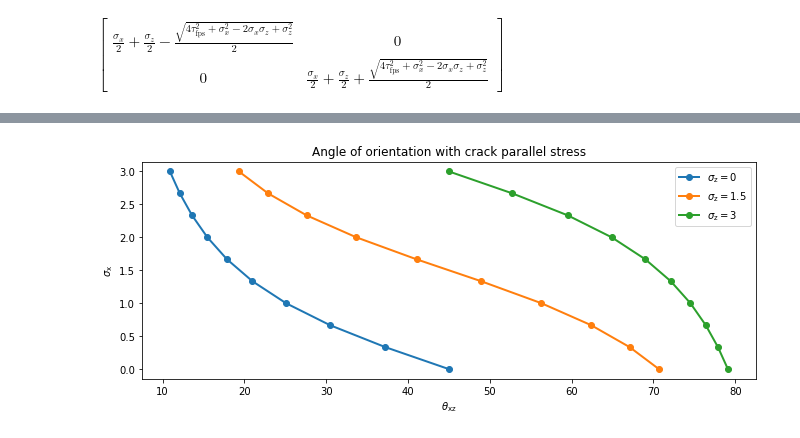
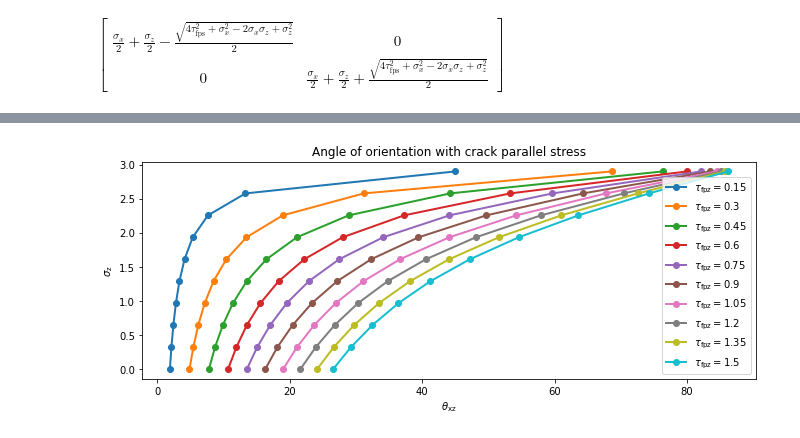
Before and after one commit to bmcs-group/bmcs_shear_zone, a Jupyter notebook: notebooks/fib/crack_orientation_sigma_z.ipynb, the cells around one changed output, grey strips where cells are left out. Saved outputs shown, nothing was run; the diff lists cells and outputs as text; code cells hidden in the pictures.

Commit message:
updated sigma_z

```diff
--- a/notebooks/fib/crack_orientation_sigma_z.ipynb
+++ b/notebooks/fib/crack_orientation_sigma_z.ipynb
@@ -4,6 +6,7 @@ import sympy as sp
 
 
 tau_fps, sigma_x, sigma_z = sp.symbols(r'\tau_\mathrm{fps}, sigma_x, sigma_z')
+f_ct = sp.Symbol(r'f_ct')
 
 
 sigma_xz = sp.Matrix([[sigma_x, tau_fps],
@@ -23,4 +65,4 @@ $\displaystyle \left[\begin{matrix}\frac{\sigma_{x}}{2} + \frac{\sigma_{z}}{2} -
 # %%
-theta_xz = sp.atan( sp.simplify(-P_xz[0,0] / P_xz[1,0]))
+theta_xz = sp.atan( sp.simplify(-P_xf[0,0] / P_xf[1,0]))
 theta_xz
 # %% [output]
@@ -28,4 +70,4 @@ $\displaystyle \operatorname{atan}{\left(\frac{- \sigma_{x} + \sigma_{z} + \sqrt
 # %%
-get_theta_xz = sp.lambdify((tau_fps, sigma_x, sigma_z), theta_xz)
+get_theta_xz = sp.lambdify((tau_fps, f_ct, sigma_z), theta_xz)
 get_theta_xz
 # %% [output]
@@ -51,17 +137,17 @@ plt.savefig("D:\Shear zones\Python plots\Angle of orientation with crack paralle
 # %%
 f_ct_val = 3
-sig_x_num = 10
-sig_x = np.linspace(0,3, sig_x_num)
-eta = 0.2
-tau_xx = eta * f_ct_val
-sig_z_num = 3
-sigma_z = np.linspace(0, 3, sig_z_num)
-theta = np.zeros([sig_x_num, sig_z_num])
+tau_fpz_num = 10
+tau_fpz = np.linspace(0.1,1.5, tau_fpz_num)
+#eta = 0.2
+#tau_xx = eta * f_ct_val
+sig_z_num = 10
+sigma_z = np.linspace(0, 2.9, sig_z_num)
+theta = np.zeros([tau_fpz_num, sig_z_num])
 for j in  range(len(sigma_z)):
-    print('sigma_z =', sigma_z[j])
-    for i in range(len(sig_x)):
-        print('sig_x =', sig_x[i])
-        theta_xz = get_theta_xz(tau_xx, sig_x[i], sigma_z[j])
-        theta[i, j] = theta_xz
+    #print('sigma_z =', sigma_z[j])
+    for i in range(len(tau_fpz)):
+        #print('tau_fpz =', tau_fpz[i])
+        theta_xz = get_theta_xz(tau_fpz[i], f_ct_val, sigma_z[j])
+        theta[j, i] = theta_xz
 print(theta)
 # %% [output]
@@ -85,12 +174,19 @@ sigma_z = 1.5
 # %%
 import matplotlib.pylab as plt
 _, ax1 = plt.subplots(1, 1, figsize=(11,4))
-ax1.plot(theta[:,0] * 180/ np.pi,  sig_x, 'o-',lw= 2, label = r'$\sigma_{\mathrm{z}} = 0}$')
-ax1.plot(theta[:,1] * 180/ np.pi,  sig_x, 'o-',lw= 2, label = r'$\sigma_{\mathrm{z}} = 1.5}$')
-ax1.plot(theta[:,2] * 180/ np.pi,  sig_x, 'o-',lw= 2, label = r'$\sigma_{\mathrm{z}} = 3}$')
-ax1.set_xlabel(r'$\theta_{\mathrm{xz}}$'); ax1.set_ylabel(r'$\sigma_{\mathrm{x}}$');
+ax1.plot(theta[:,0] * 180/ np.pi,  sigma_z, 'o-',lw= 2, label = r'$\tau_{\mathrm{fpz}} = 0.15}$')
+ax1.plot(theta[:,1] * 180/ np.pi,  sigma_z, 'o-',lw= 2, label = r'$\tau_{\mathrm{fpz}} = 0.3}$')
+ax1.plot(theta[:,2] * 180/ np.pi,  sigma_z, 'o-',lw= 2, label = r'$\tau_{\mathrm{fpz}} = 0.45}$')
+ax1.plot(theta[:,3] * 180/ np.pi,  sigma_z, 'o-',lw= 2, label = r'$\tau_{\mathrm{fpz}} = 0.6}$')
+ax1.plot(theta[:,4] * 180/ np.pi,  sigma_z, 'o-',lw= 2, label = r'$\tau_{\mathrm{fpz}} = 0.75}$')
+ax1.plot(theta[:,5] * 180/ np.pi,  sigma_z, 'o-',lw= 2, label = r'$\tau_{\mathrm{fpz}} = 0.9}$')
+ax1.plot(theta[:,6] * 180/ np.pi,  sigma_z, 'o-',lw= 2, label = r'$\tau_{\mathrm{fpz}} = 1.05}$')
+ax1.plot(theta[:,7] * 180/ np.pi,  sigma_z, 'o-',lw= 2, label = r'$\tau_{\mathrm{fpz}} = 1.2}$')
+ax1.plot(theta[:,8] * 180/ np.pi,  sigma_z, 'o-',lw= 2, label = r'$\tau_{\mathrm{fpz}} = 1.35}$')
+ax1.plot(theta[:,9] * 180/ np.pi,  sigma_z, 'o-',lw= 2, label = r'$\tau_{\mathrm{fpz}} = 1.5}$')
+ax1.set_xlabel(r'$\theta_{\mathrm{xz}}$'); ax1.set_ylabel(r'$\sigma_{\mathrm{z}}$');
 ax1.set_title(r'Angle of orientation with crack parallel stress')
 ax1.legend()
 plt.savefig("D:\Shear zones\Python plots\Angle of orientation with crack parallel stress_sig_x.pdf")
 # %% [output]
-[figure, old version]
+[figure, new version]
```
Also changed, not shown: parts of 18 cells of this notebook, 1 other file.
